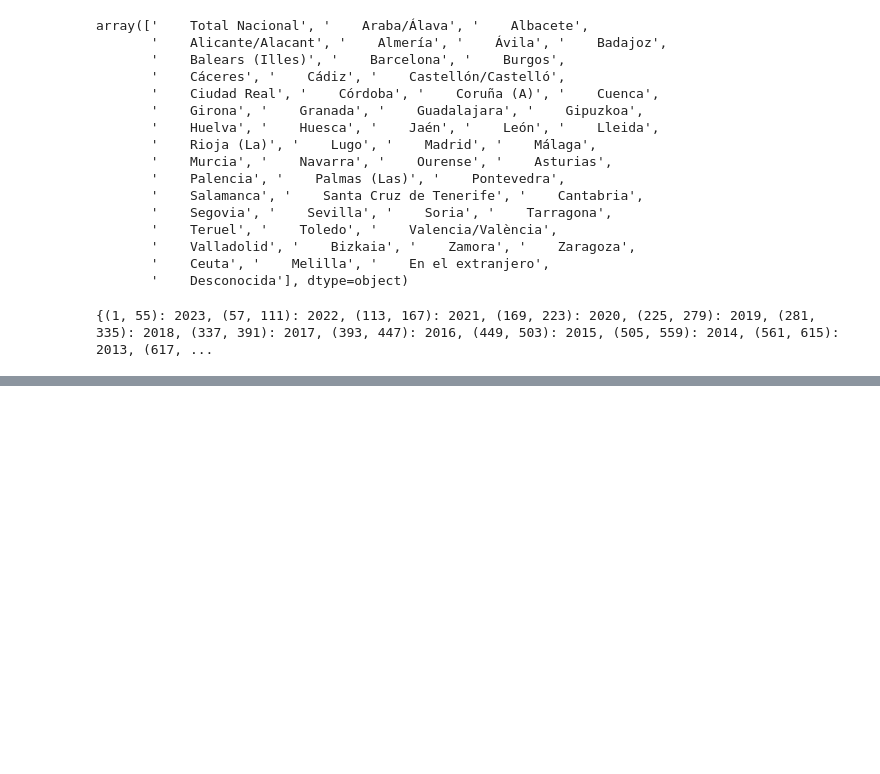
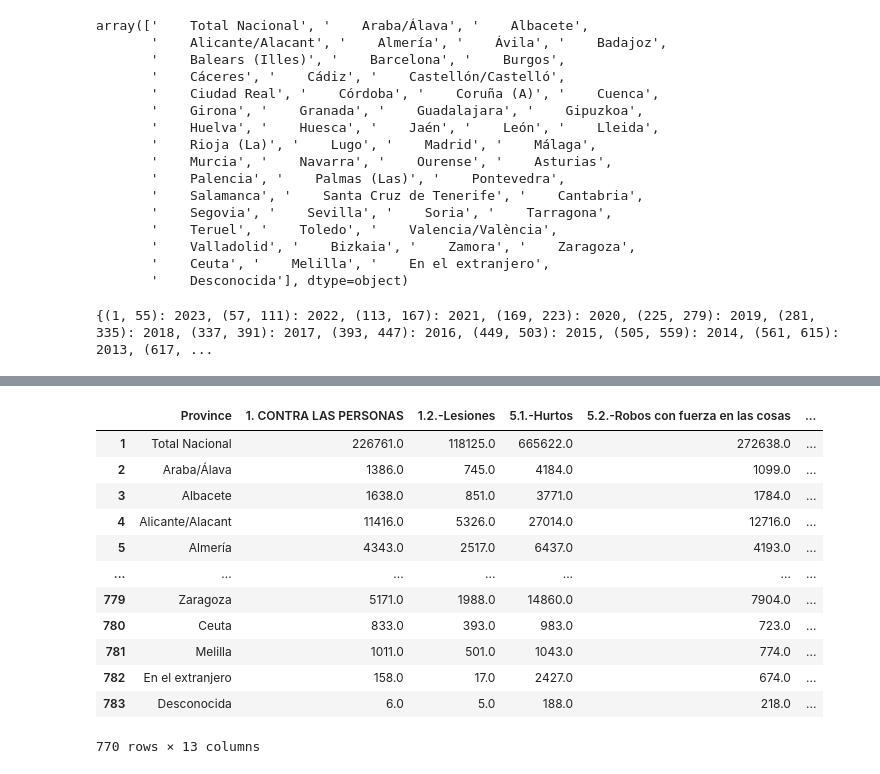
Before and after one commit to LuisHRF/Home-Insurance-Study-Project, a Jupyter notebook: main.ipynb, the cells around one changed output, grey strips where cells are left out. Cells and saved outputs as stored; diff of their text form; code cells hidden in the pictures; blank space fills up the shorter version.

```diff
--- a/main.ipynb
+++ b/main.ipynb
@@ -107,3 +107,24 @@ data_clean_years.tail(10)
 | 781 | Melilla | 1011.0 | 501.0 | 1043.0 | 774.0 | 427.0 | ... |
 | 782 | En el extranjero | 158.0 | 17.0 | 2427.0 | 674.0 | 142.0 | ... |
 | 783 | Desconocida | 6.0 | 5.0 | 188.0 | 218.0 | 0.0 | ... |
+# %%
+if data_clean_years.columns[0] == 'Unnamed: 0':
+    data_clean_years = data_clean_years.rename(columns={data_clean_years.columns[0]: 'Province'})
+else:
+    data_clean_years = data_clean_years.rename(columns={data_clean_years.columns[0]: 'Province'})
+
+data_clean_years
+# %% [output]
+|  | Province | 1. CONTRA LAS PERSONAS | 1.2.-Lesiones | 5.1.-Hurtos | 5.2.-Robos con fuerza en las cosas | ... |
+| 1 | Total Nacional | 226761.0 | 118125.0 | 665622.0 | 272638.0 | ... |
+| 2 | Araba/Álava | 1386.0 | 745.0 | 4184.0 | 1099.0 | ... |
+| 3 | Albacete | 1638.0 | 851.0 | 3771.0 | 1784.0 | ... |
+| 4 | Alicante/Alacant | 11416.0 | 5326.0 | 27014.0 | 12716.0 | ... |
+| 5 | Almería | 4343.0 | 2517.0 | 6437.0 | 4193.0 | ... |
+| ... | ... | ... | ... | ... | ... | ... |
+| 779 | Zaragoza | 5171.0 | 1988.0 | 14860.0 | 7904.0 | ... |
+| 780 | Ceuta | 833.0 | 393.0 | 983.0 | 723.0 | ... |
+| 781 | Melilla | 1011.0 | 501.0 | 1043.0 | 774.0 | ... |
+| 782 | En el extranjero | 158.0 | 17.0 | 2427.0 | 674.0 | ... |
+| 783 | Desconocida | 6.0 | 5.0 | 188.0 | 218.0 | ... |
+770 rows × 13 columns
```
Also changed, not shown: parts of 1 cell of this notebook, 2 other files.
